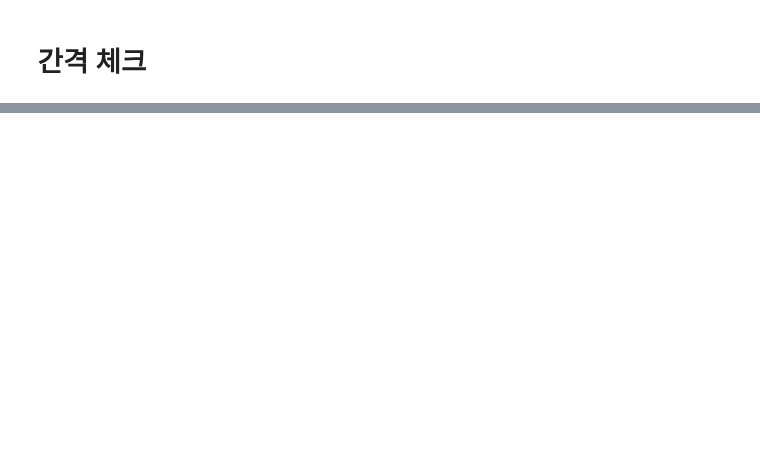
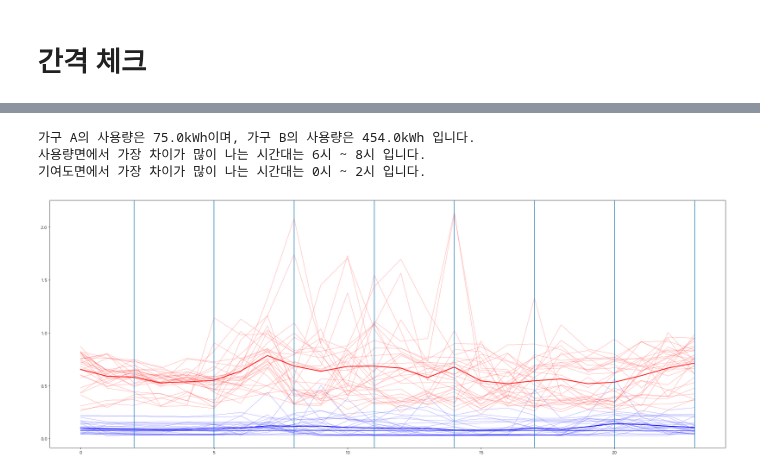
Before and after one commit to formegusto/distribution-by-contribution, a Jupyter notebook: Contribution Researching.ipynb, the cells around one changed output, grey strips where cells are left out. Cells and saved outputs as stored; diff of their text form; code cells hidden in the pictures; blank space fills up the shorter version.

Commit message:
update : time map analysis

```diff
--- a/Contribution Researching.ipynb
+++ b/Contribution Researching.ipynb
@@ -474,0 +496,10 @@ B_col = ""
+# %%
+TIME_ARR = ["{}시 ~ {}시".format(_, _+2) for _ in range(0, 24, 3)]
+print(TIME_ARR)
+
+cont_time_df = pd.DataFrame(
+    contribution_df.values.reshape(-1, int(24 / size), len(df.columns)).mean(axis=0).round(),
+    index = TIME_ARR,
+    columns = df.columns
+)
+cont_time_df
@@ -474,0 +518,63 @@ B_col = ""
+# %%
+plt.figure(figsize=(32,12))
+
+max_err_time = 0
+max_err = 0
+
+mean_err_time = 0
+mean_err = 0
+
+A_col = cols_type_1[ran.randrange(0, len(cols_type_1))]
+B_col = cols_type_3[ran.randrange(0, len(cols_type_3))]
+
+A_time = cont_time_df[A_col]
+B_time = cont_time_df[B_col]
+
+for idx in range(0, int(len(df) / 24)):
+    _pat_1 = df[24 * idx: 24 * (idx + 1)][A_col].values
+    _pat_2 = df[24 * idx: 24 * (idx + 1)][B_col].values
+
+    plt.plot(_pat_1, color='b', linewidth=0.3)
+    plt.plot(_pat_2, color='r', linewidth=0.3)
+
+A_mean_time = df[A_col].values.reshape(-1 ,24).mean(axis=0).reshape(-1, size).mean(axis=1)
+B_mean_time = df[B_col].values.reshape(-1 ,24).mean(axis=0).reshape(-1, size).mean(axis=1)
+
+
+for idx, _mean_pat_1 in enumerate(A_mean_time):
+    _mean_pat_2 = B_mean_time[idx]
+
+    err = abs(_mean_pat_1 - _mean_pat_2)
+    if mean_err < err:
+        mean_err_time = idx
+        mean_err = err
+
+plt.plot(df[A_col].values.reshape(-1, 24).mean(axis=0), color='b', linewidth=2)
+plt.plot(df[B_col].values.reshape(-1, 24).mean(axis=0), color='r', linewidth=2)
+
+for idx,time in enumerate(range(2, 24, size)):
+    time_col = TIME_ARR[idx]
+    _A_time_cont = A_time[time_col]
+    _B_time_cont = B_time[time_col]
+
+    err = abs(_A_time_cont - _B_time_cont)
+    if err > max_err:
+        max_err_time = idx
+        max_err = err
+
+    plt.axvline(time)
+
+print("가구 A의 사용량은 {}kWh이며, 가구 B의 사용량은 {}kWh 입니다.".format(
+    df[A_col].sum().round(),
+    df[B_col].sum().round()
+))
+print("사용량면에서 가장 차이가 많이 나는 시간대는 {} 입니다.".format(TIME_ARR[mean_err_time]))
+print("기여도면에서 가장 차이가 많이 나는 시간대는 {} 입니다.".format(TIME_ARR[max_err_time]))
+plt.show()
+
+plt.show()
+# %% [output]
+가구 A의 사용량은 75.0kWh이며, 가구 B의 사용량은 454.0kWh 입니다.
+사용량면에서 가장 차이가 많이 나는 시간대는 6시 ~ 8시 입니다.
+기여도면에서 가장 차이가 많이 나는 시간대는 0시 ~ 2시 입니다.
+[figure, added]
```
Also changed, not shown: parts of 26 cells of this notebook, 2 other files.
